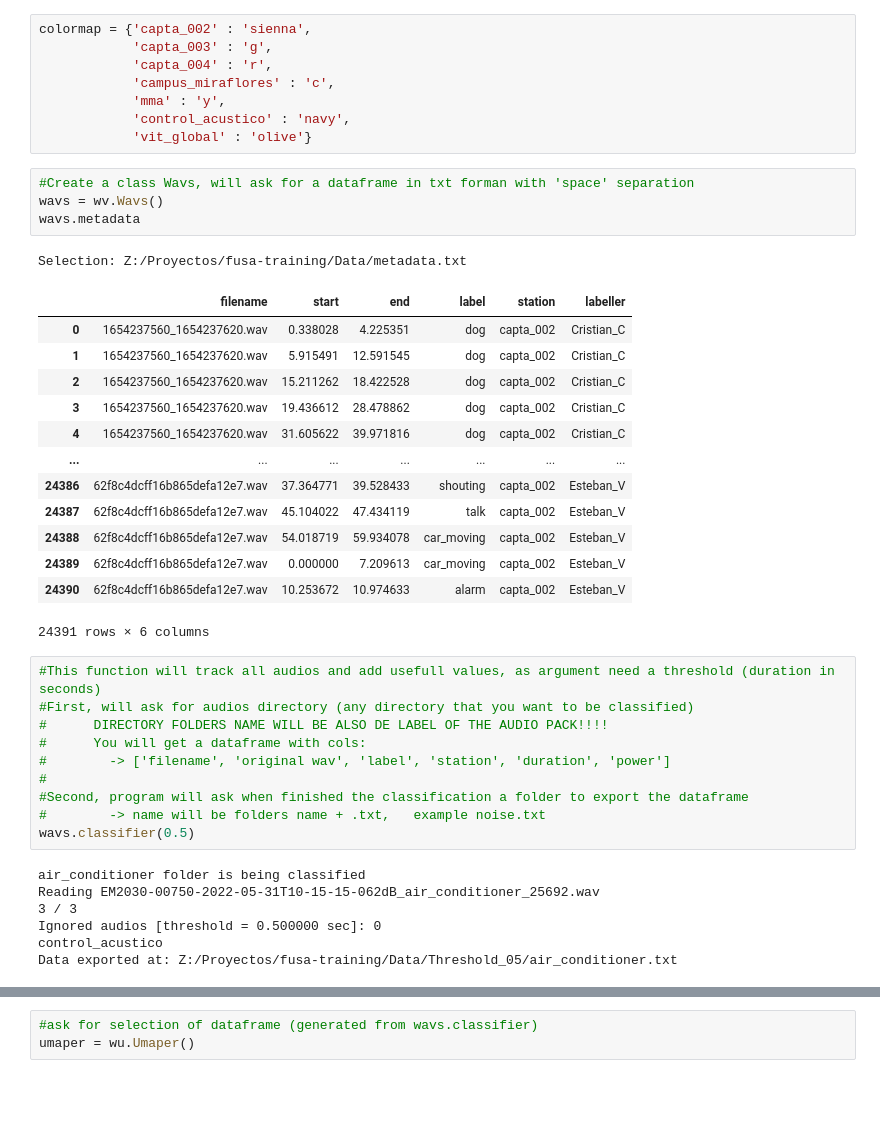
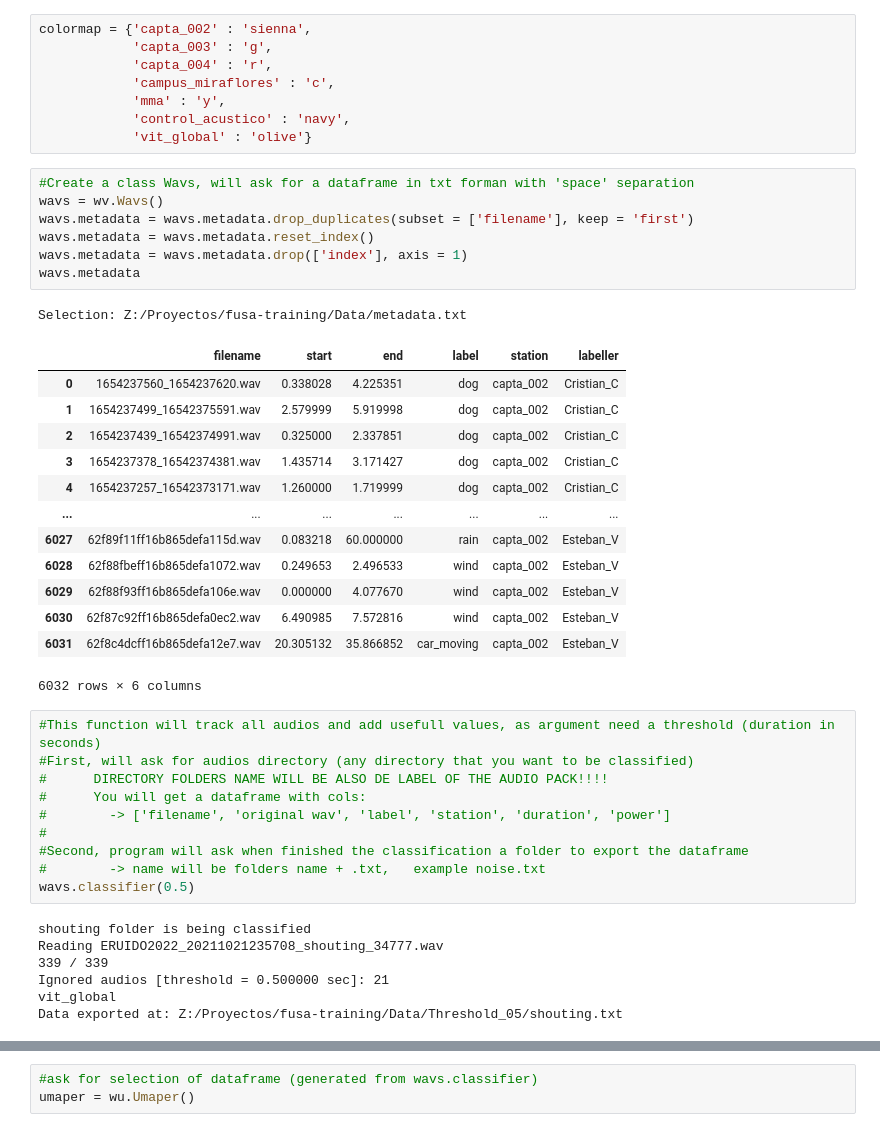
Before and after one commit to JoaquinRMorales/fusa_noise, a Jupyter notebook: main.ipynb, the cells around one changed output, grey strips where cells are left out. Cells and saved outputs as stored; diff of their text form; blank space fills up the shorter version.

Commit message:
modified metadata : row reduction

```diff
--- a/main.ipynb
+++ b/main.ipynb
@@ -20,22 +20,25 @@ colormap = {'capta_002' : 'sienna',
 # %%
 #Create a class Wavs, will ask for a dataframe in txt forman with 'space' separation
 wavs = wv.Wavs()
+wavs.metadata = wavs.metadata.drop_duplicates(subset = ['filename'], keep = 'first')
+wavs.metadata = wavs.metadata.reset_index()
+wavs.metadata = wavs.metadata.drop(['index'], axis = 1)
 wavs.metadata
 # %% [output]
 Selection: Z:/Proyectos/fusa-training/Data/metadata.txt
 |  | filename | start | end | label | station | labeller |
 | 0 | 1654237560_1654237620.wav | 0.338028 | 4.225351 | dog | capta_002 | Cristian_C |
-| 1 | 1654237560_1654237620.wav | 5.915491 | 12.591545 | dog | capta_002 | Cristian_C |
-| 2 | 1654237560_1654237620.wav | 15.211262 | 18.422528 | dog | capta_002 | Cristian_C |
-| 3 | 1654237560_1654237620.wav | 19.436612 | 28.478862 | dog | capta_002 | Cristian_C |
-| 4 | 1654237560_1654237620.wav | 31.605622 | 39.971816 | dog | capta_002 | Cristian_C |
+| 1 | 1654237499_16542375591.wav | 2.579999 | 5.919998 | dog | capta_002 | Cristian_C |
+| 2 | 1654237439_16542374991.wav | 0.325000 | 2.337851 | dog | capta_002 | Cristian_C |
+| 3 | 1654237378_16542374381.wav | 1.435714 | 3.171427 | dog | capta_002 | Cristian_C |
+| 4 | 1654237257_16542373171.wav | 1.260000 | 1.719999 | dog | capta_002 | Cristian_C |
 | ... | ... | ... | ... | ... | ... | ... |
-| 24386 | 62f8c4dcff16b865defa12e7.wav | 37.364771 | 39.528433 | shouting | capta_002 | Esteban_V |
-| 24387 | 62f8c4dcff16b865defa12e7.wav | 45.104022 | 47.434119 | talk | capta_002 | Esteban_V |
-| 24388 | 62f8c4dcff16b865defa12e7.wav | 54.018719 | 59.934078 | car_moving | capta_002 | Esteban_V |
-| 24389 | 62f8c4dcff16b865defa12e7.wav | 0.000000 | 7.209613 | car_moving | capta_002 | Esteban_V |
-| 24390 | 62f8c4dcff16b865defa12e7.wav | 10.253672 | 10.974633 | alarm | capta_002 | Esteban_V |
+| 6027 | 62f89f11ff16b865defa115d.wav | 0.083218 | 60.000000 | rain | capta_002 | Esteban_V |
+| 6028 | 62f88fbeff16b865defa1072.wav | 0.249653 | 2.496533 | wind | capta_002 | Esteban_V |
+| 6029 | 62f88f93ff16b865defa106e.wav | 0.000000 | 4.077670 | wind | capta_002 | Esteban_V |
+| 6030 | 62f87c92ff16b865defa0ec2.wav | 6.490985 | 7.572816 | wind | capta_002 | Esteban_V |
+| 6031 | 62f8c4dcff16b865defa12e7.wav | 20.305132 | 35.866852 | car_moving | capta_002 | Esteban_V |
-24391 rows × 6 columns
+6032 rows × 6 columns
 # %%
 #This function will track all audios and add usefull values, as argument need a threshold (duration in seconds)
 #First, will ask for audios directory (any directory that you want to be classified)
@@ -47,12 +50,12 @@ Selection: Z:/Proyectos/fusa-training/Data/metadata.txt
 #        -> name will be folders name + .txt,   example noise.txt
 wavs.classifier(0.5)
 # %% [output]
-air_conditioner folder is being classified
-Reading EM2030-00750-2022-05-31T10-15-15-062dB_air_conditioner_25692.wav
-3 / 3
-Ignored audios [threshold = 0.500000 sec]: 0
-control_acustico
-Data exported at: Z:/Proyectos/fusa-training/Data/Threshold_05/air_conditioner.txt
+shouting folder is being classified
+Reading ERUIDO2022_20211021235708_shouting_34777.wav
+339 / 339
+Ignored audios [threshold = 0.500000 sec]: 21
+vit_global
+Data exported at: Z:/Proyectos/fusa-training/Data/Threshold_05/shouting.txt
 # %%
 #Select dataframe generated in wavs.classifier(treshold) (like bells.txt or noise.txt)
 # bells = wp.WavePlot()
```
Also changed, not shown: parts of 2 cells of this notebook, 2 other files.
